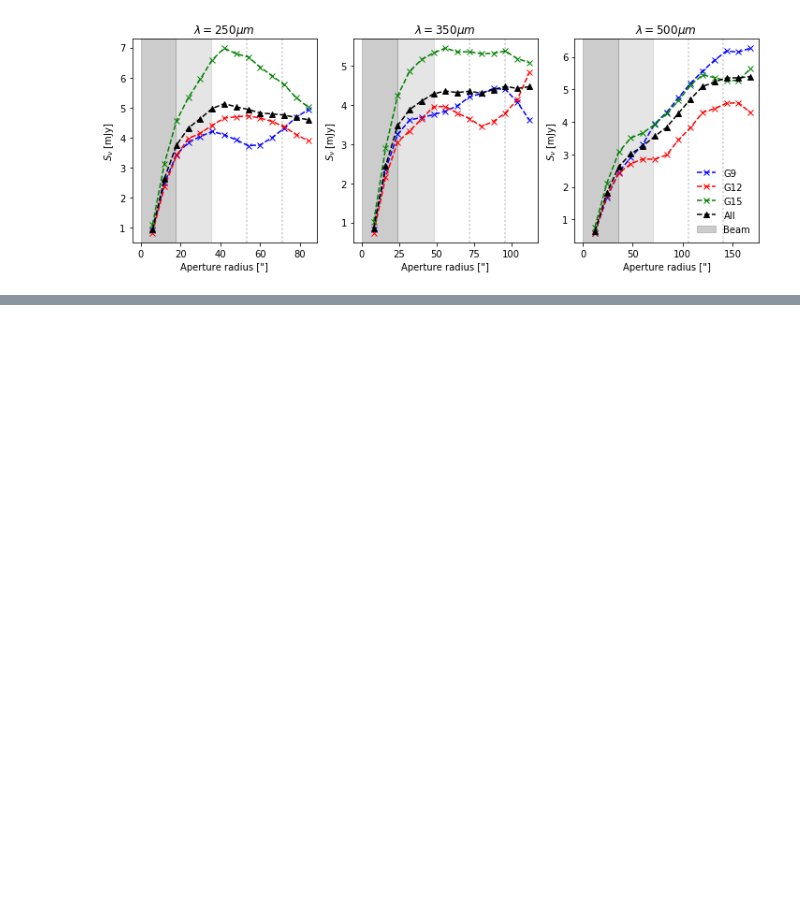
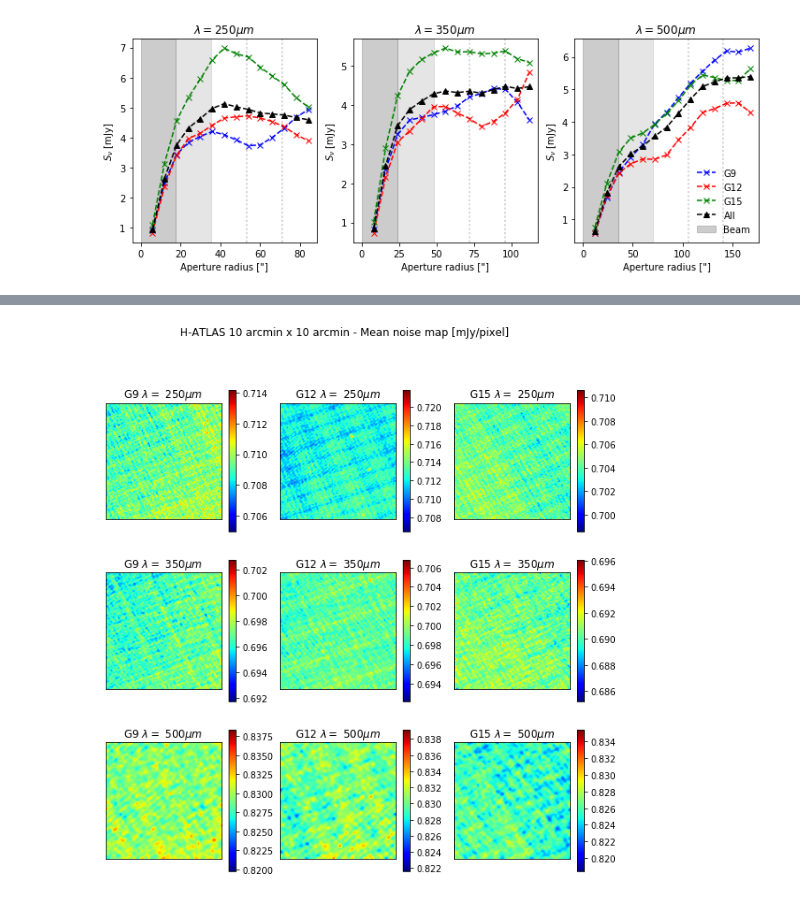
Before and after one commit to fbianchini/StacktSZ, a Jupyter notebook: plots_stacks_10arcmin.ipynb, the cells around one changed output, grey strips where cells are left out. Drawn from its saved outputs; the diff is of its cells as text; code cells hidden in the pictures; blank space fills up the shorter version.

```diff
--- a/plots_stacks_10arcmin.ipynb
+++ b/plots_stacks_10arcmin.ipynb
@@ -32,23 +32,27 @@ rmax = 9
 # %%
 bkd = {}
 sims = {}
+noise = {}
 z ={}
 fluxes_bkd = {}
 
 for lambda_ in lambdas:
     bkd[lambda_] = {}
     sims[lambda_] = {}
+    noise[lambda_] = {}
     fluxes_bkd[lambda_] = {}
     z[lambda_] = {}
     # Loop over patches
     for patch in patches:
             bkd[lambda_][patch] = {}
             sims[lambda_][patch] = {}
+            noise[lambda_][patch] = {}
             fluxes_bkd[lambda_][patch] = {}
             z[lambda_][patch] = {}
             for idz, (zmin, zmax) in enumerate(zbins):
                 sims_ = pickle.load(gzip.open(results_folder + '/patch'+patch+'_lambda'+str(lambda_)+'_zmin'+str(zmin)+'_zmax'+str(zmax)+'_10arcmin.pkl','rb'))
                 sims[lambda_][patch][idz] = np.asarray(sims_['maps'])
+                noise[lambda_][patch][idz] = np.asarray(sims_['noise'])
                 bkd_ = pickle.load(gzip.open(results_folder + '/patch'+patch+'_lambda'+str(lambda_)+'_zmin'+str(zmin)+'_zmax'+str(zmax)+'_RND_10arcmin.pkl','rb'))
                 bkd[lambda_][patch][idz] = bkd_['maps']
                 fluxes_bkd[lambda_][patch][idz] = bkd_['fluxes']
@@ -558,0 +614,17 @@ plt.legend(loc='best',frameon=False)
+# %%
+fig = plt.figure(figsize=(10,10))
+i=1
+plt.suptitle('H-ATLAS 10 arcmin x 10 arcmin - Mean noise map [mJy/pixel]')
+for lambda_ in lambdas:
+    for patch in patches:
+        plt.subplot(3,3,i)
+        plt.title(patch + r' $\lambda= $ ' +str(lambda_) + r'$\mu m$')
+        plt.imshow(noise[lambda_][patch][0].mean(axis=0)/factor[lambda_]/1e-3, interpolation='bicubic', cmap='jet')
+        plt.colorbar()
+        frame1 = plt.gca()
+        frame1.axes.get_xaxis().set_visible(False)
+        frame1.axes.get_yaxis().set_visible(False)
+        i += 1
+plt.show()
+# %% [output]
+[figure, added]
```
Also changed, not shown: parts of 4 cells of this notebook, 5 other files.
